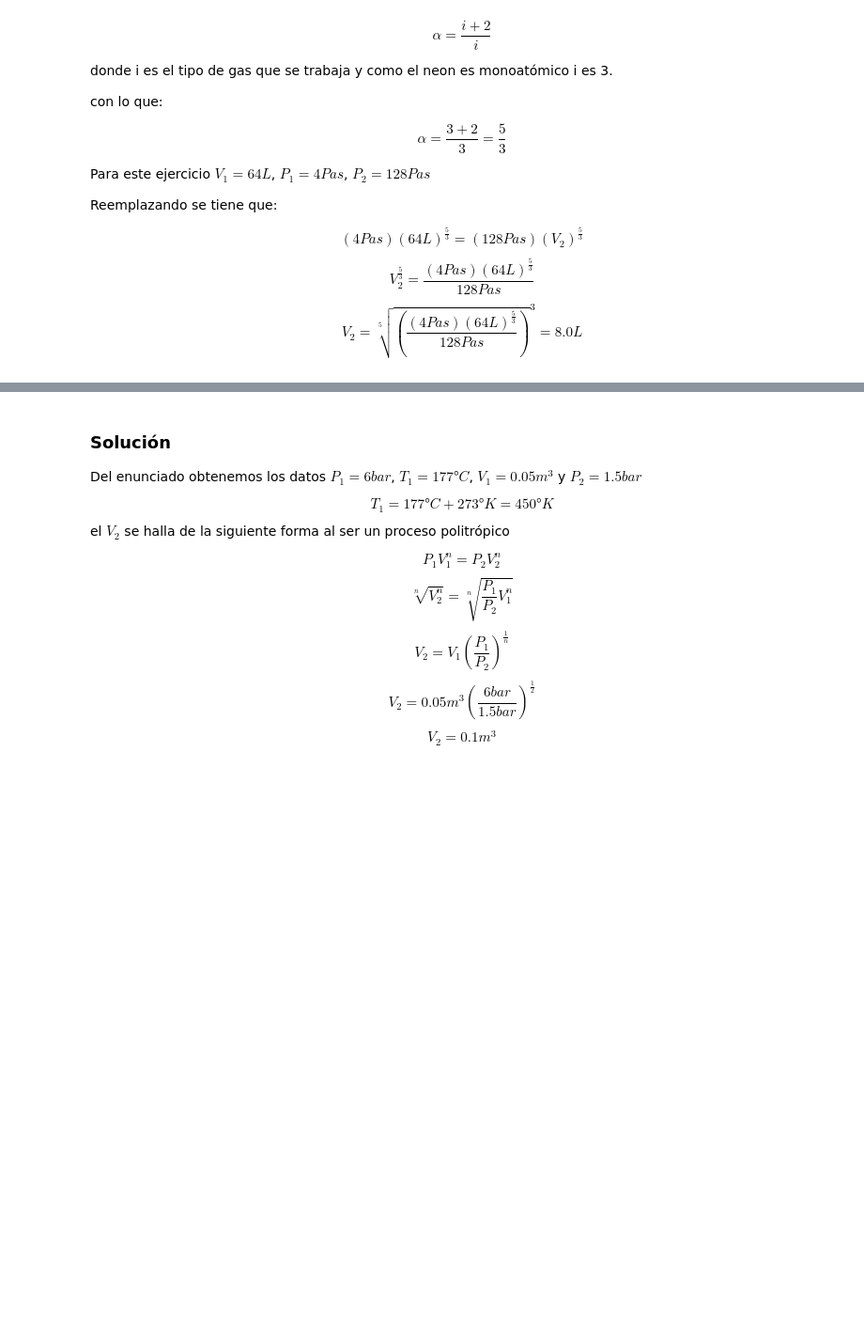
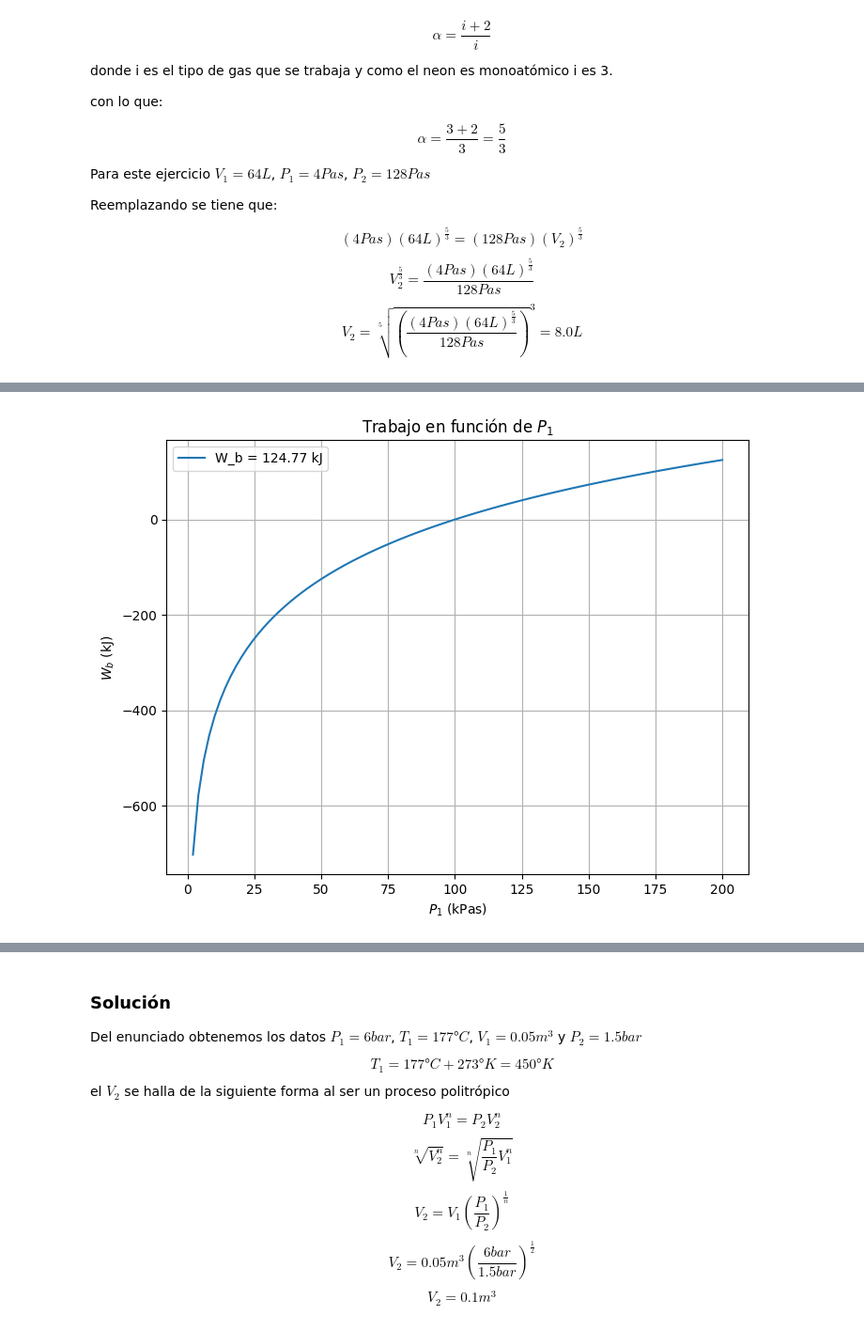
Before and after one commit to JCardenas05/T1, a Jupyter notebook: Parcial Termodinámica Nicolás Botero Díaz.ipynb, the cells around one changed output, grey strips where cells are left out. Shown: that part at 94% size. Drawn from its saved outputs; the diff is of its cells as text; code cells hidden in the pictures; blank space fills up the shorter version.

```diff
--- a/Parcial Termodinámica Nicolás Botero Díaz.ipynb
+++ b/Parcial Termodinámica Nicolás Botero Díaz.ipynb
@@ -314,2 +354,35 @@ $$V_2 = \sqrt[5]{(\frac{(4Pas)(64L)^{\frac{5}{3}}}{128Pas})}^3 = 8.0L$$
+# %%
+import numpy as np
+import matplotlib.pyplot as plt
+
+# Valores dados en el enunciado
+n = 1.5  # Reemplaza con el valor correcto
+p2 = 100  # Reemplaza con el valor correcto
+vgorrito = 1.2  # Reemplaza con el valor correcto
+p1 = 200  # Reemplaza con el valor correcto
+res = 2  # Número de decimales en la respuesta
+
+# Cálculo de W_b
+f1 = round((n * p2 * vgorrito) * (np.log(p1 / p2)), res)
+
+# Creación de un rango de valores de P1
+p1_values = np.linspace(0, p1, 100)  # Ajusta el rango si es necesario
+
+# Cálculo de W_b para cada valor de P1
+wb_values = (n * p2 * vgorrito) * np.log(p1_values / p2)
+
+# Crear la gráfica
+plt.figure(figsize=(8, 6))
+plt.plot(p1_values, wb_values, label=f'W_b = {f1} kJ')
+plt.xlabel('$P_1$ (kPas)')
+plt.ylabel('$W_b$ (kJ)')
+plt.title('Trabajo en función de $P_1$')
+plt.legend()
+plt.grid(True)
+
+# Mostrar la gráfica
+plt.show()
+# %% [output]
+[figure, added]
 # %% [markdown]
 ### Proceso Politrópico
```
Also changed, not shown: parts of 6 cells of this notebook.
